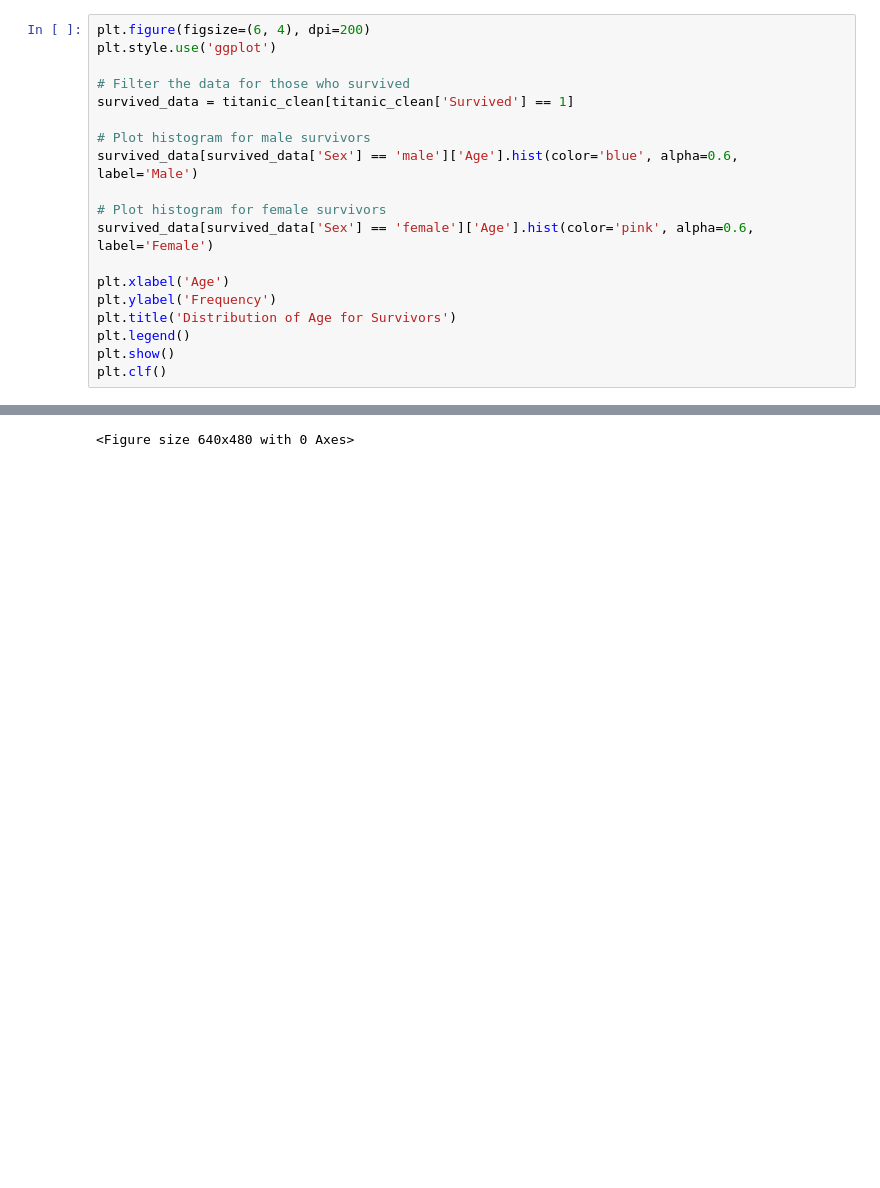
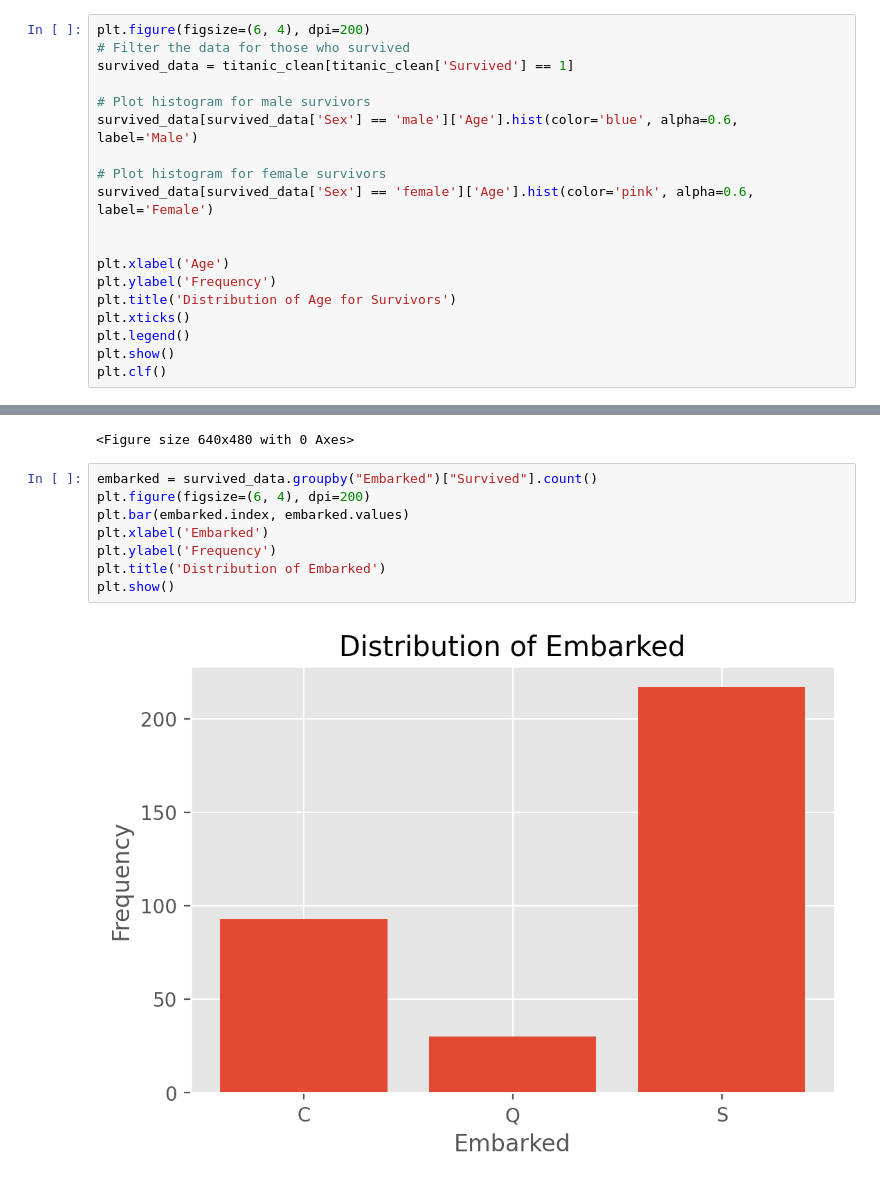
Before and after one commit to N1ch0l4sM/titanic, a Jupyter notebook: titanic.ipynb, the cells around one changed output, grey strips where cells are left out. Saved outputs shown, nothing was run; the diff lists cells and outputs as text; blank space fills up the shorter version.

```diff
--- a/titanic.ipynb
+++ b/titanic.ipynb
@@ -266,8 +270,6 @@ plt.clf()
 <Figure size 640x480 with 0 Axes>
 # %%
 plt.figure(figsize=(6, 4), dpi=200)
-plt.style.use('ggplot')
-
 # Filter the data for those who survived
 survived_data = titanic_clean[titanic_clean['Survived'] == 1]
 
@@ -277,12 +279,24 @@ survived_data[survived_data['Sex'] == 'male']['Age'].hist(color='blue', alpha=0.
 # Plot histogram for female survivors
 survived_data[survived_data['Sex'] == 'female']['Age'].hist(color='pink', alpha=0.6, label='Female')
 
+
 plt.xlabel('Age')
 plt.ylabel('Frequency')
 plt.title('Distribution of Age for Survivors')
+plt.xticks()
 plt.legend()
 plt.show()
 plt.clf()
 # %% [output]
 [figure]
 <Figure size 640x480 with 0 Axes>
+# %%
+embarked = survived_data.groupby("Embarked")["Survived"].count()
+plt.figure(figsize=(6, 4), dpi=200)
+plt.bar(embarked.index, embarked.values)
+plt.xlabel('Embarked')
+plt.ylabel('Frequency')
+plt.title('Distribution of Embarked')
+plt.show()
+# %% [output]
+[figure, added]
```
Also changed, not shown: parts of 2 cells of this notebook, 7 other files.
